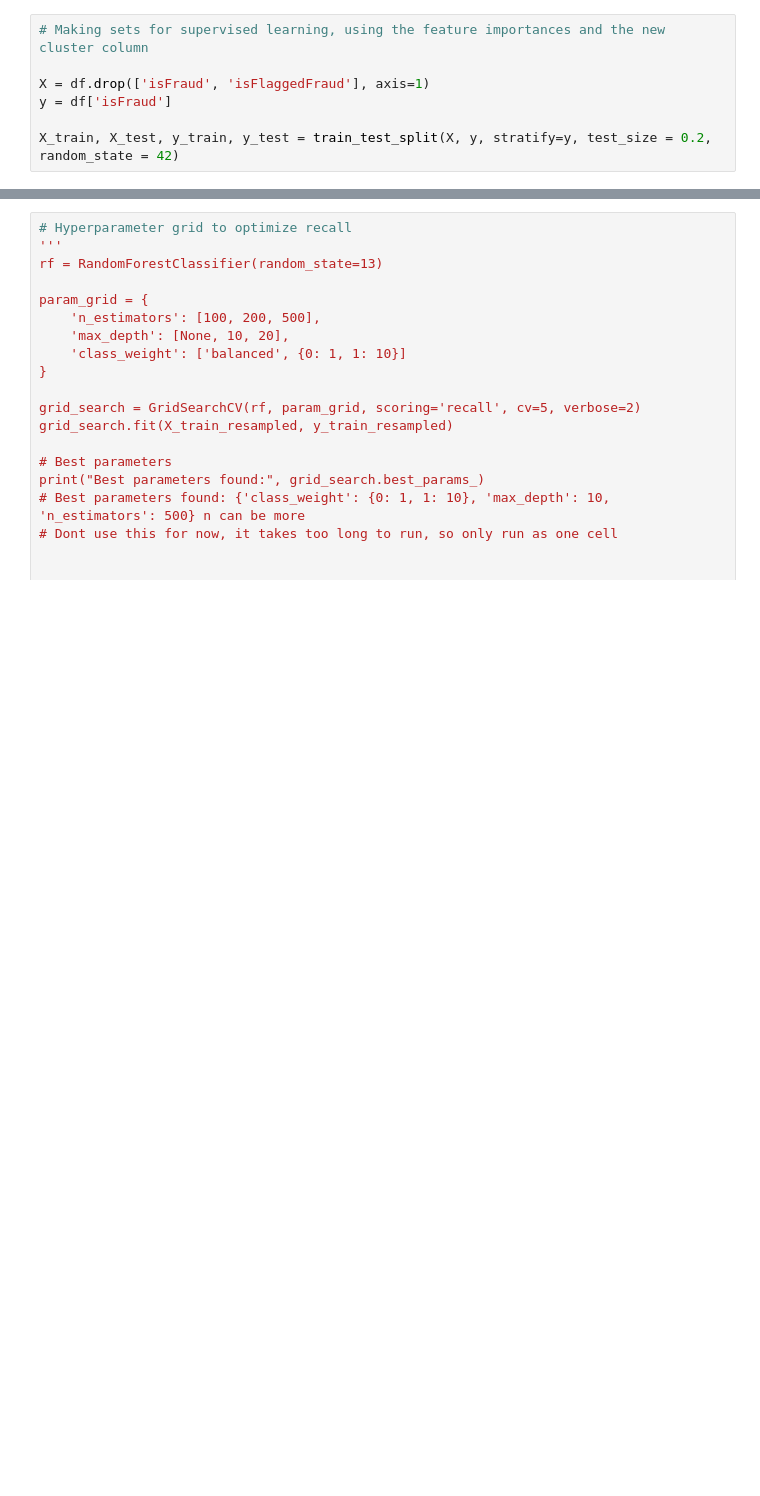
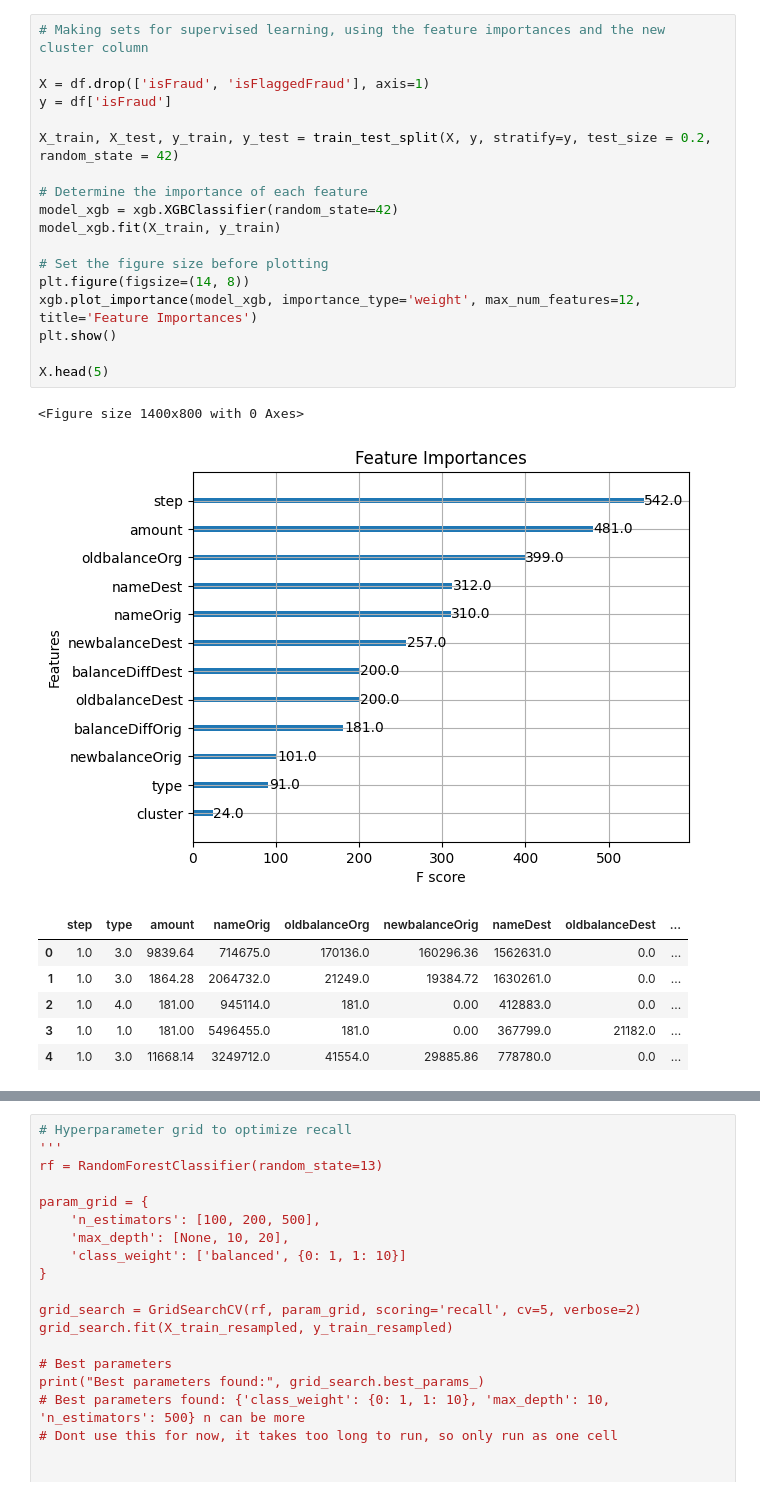
Before and after one commit to QuiteSurreal/Detecting-transactial-fraud-with-AI, a Jupyter notebook: AI.ipynb, the cells around one changed output, grey strips where cells are left out. Cells and saved outputs as stored; diff of their text form; blank space fills up the shorter version.

```diff
--- a/AI.ipynb
+++ b/AI.ipynb
@@ -210,10 +187,30 @@ df_show[df_show['anomaly'] == 1].sort_values(by='PC2', ascending=False).head(5)
 # %%
 # Making sets for supervised learning, using the feature importances and the new cluster column
 
 X = df.drop(['isFraud', 'isFlaggedFraud'], axis=1)
 y = df['isFraud']
 
 X_train, X_test, y_train, y_test = train_test_split(X, y, stratify=y, test_size = 0.2, random_state = 42)
+
+# Determine the importance of each feature
+model_xgb = xgb.XGBClassifier(random_state=42)
+model_xgb.fit(X_train, y_train)
+
+# Set the figure size before plotting
+plt.figure(figsize=(14, 8))
+xgb.plot_importance(model_xgb, importance_type='weight', max_num_features=12, title='Feature Importances')
+plt.show()
+
+X.head(5)
+# %% [output]
+<Figure size 1400x800 with 0 Axes>
+[figure, added]
+|  | step | type | amount | nameOrig | oldbalanceOrg | newbalanceOrig | nameDest | oldbalanceDest | ... |
+| 0 | 1.0 | 3.0 | 9839.64 | 714675.0 | 170136.0 | 160296.36 | 1562631.0 | 0.0 | ... |
+| 1 | 1.0 | 3.0 | 1864.28 | 2064732.0 | 21249.0 | 19384.72 | 1630261.0 | 0.0 | ... |
+| 2 | 1.0 | 4.0 | 181.00 | 945114.0 | 181.0 | 0.00 | 412883.0 | 0.0 | ... |
+| 3 | 1.0 | 1.0 | 181.00 | 5496455.0 | 181.0 | 0.00 | 367799.0 | 21182.0 | ... |
+| 4 | 1.0 | 3.0 | 11668.14 | 3249712.0 | 41554.0 | 29885.86 | 778780.0 | 0.0 | ... |
 # %%
 #training without sampling
 
```
Also changed, not shown: parts of 9 cells of this notebook.
